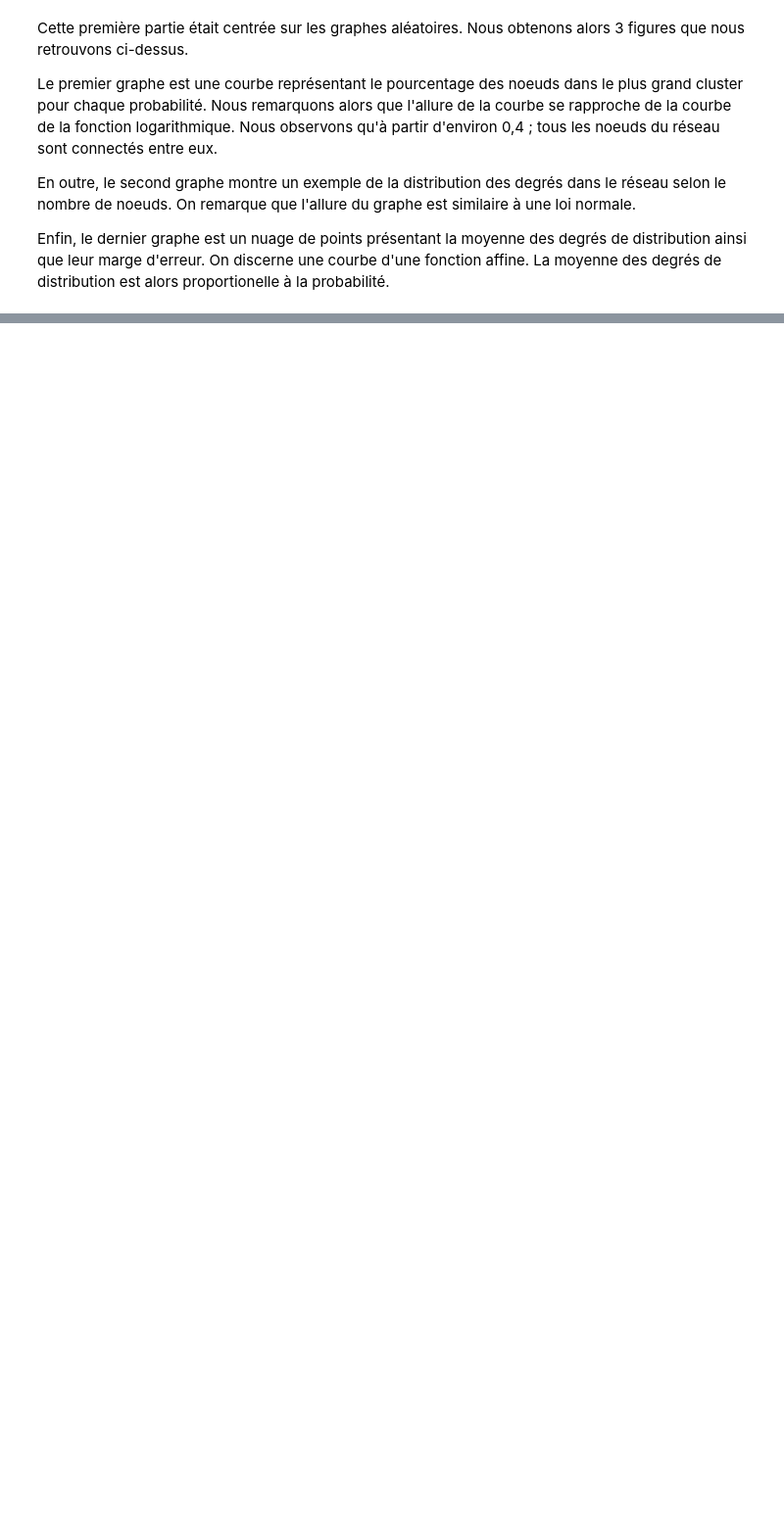
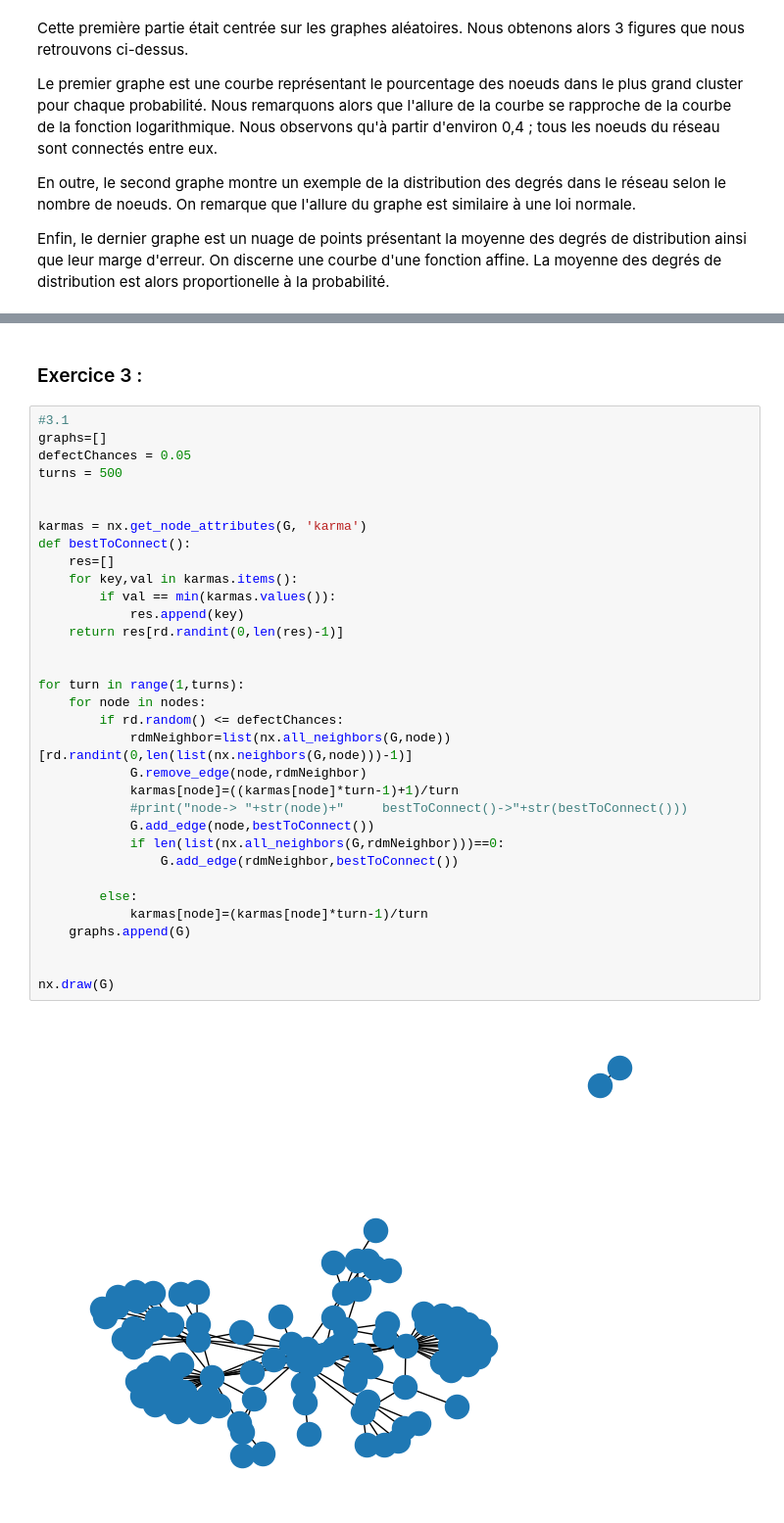
Before and after one commit to BenjaminGueriot/ISOC731_Projet, a Jupyter notebook: projet.ipynb, the cells around one changed output, grey strips where cells are left out. Shown at 98% size. Saved outputs shown, nothing was run; the diff lists cells and outputs as text; blank space fills up the shorter version.

```diff
--- a/projet.ipynb
+++ b/projet.ipynb
@@ -229,0 +233,37 @@ nx.draw(G)
+# %% [markdown]
+### Exercice 3 :
+# %%
+#3.1
+graphs=[]
+defectChances = 0.05
+turns = 500
+
+
+karmas = nx.get_node_attributes(G, 'karma')
+def bestToConnect():
+    res=[]
+    for key,val in karmas.items():
+        if val == min(karmas.values()):
+            res.append(key)
+    return res[rd.randint(0,len(res)-1)]
+
+
+for turn in range(1,turns):
+    for node in nodes:
+        if rd.random() <= defectChances:
+            rdmNeighbor=list(nx.all_neighbors(G,node))[rd.randint(0,len(list(nx.neighbors(G,node)))-1)]
+            G.remove_edge(node,rdmNeighbor)
+            karmas[node]=((karmas[node]*turn-1)+1)/turn
+            #print("node-> "+str(node)+"     bestToConnect()->"+str(bestToConnect()))
+            G.add_edge(node,bestToConnect())
+            if len(list(nx.all_neighbors(G,rdmNeighbor)))==0:
+                G.add_edge(rdmNeighbor,bestToConnect())
+
+        else:
+            karmas[node]=(karmas[node]*turn-1)/turn
+    graphs.append(G)
+
+
+nx.draw(G)
+# %% [output]
+[figure, added]
```
Also changed, not shown: parts of 10 cells of this notebook.
